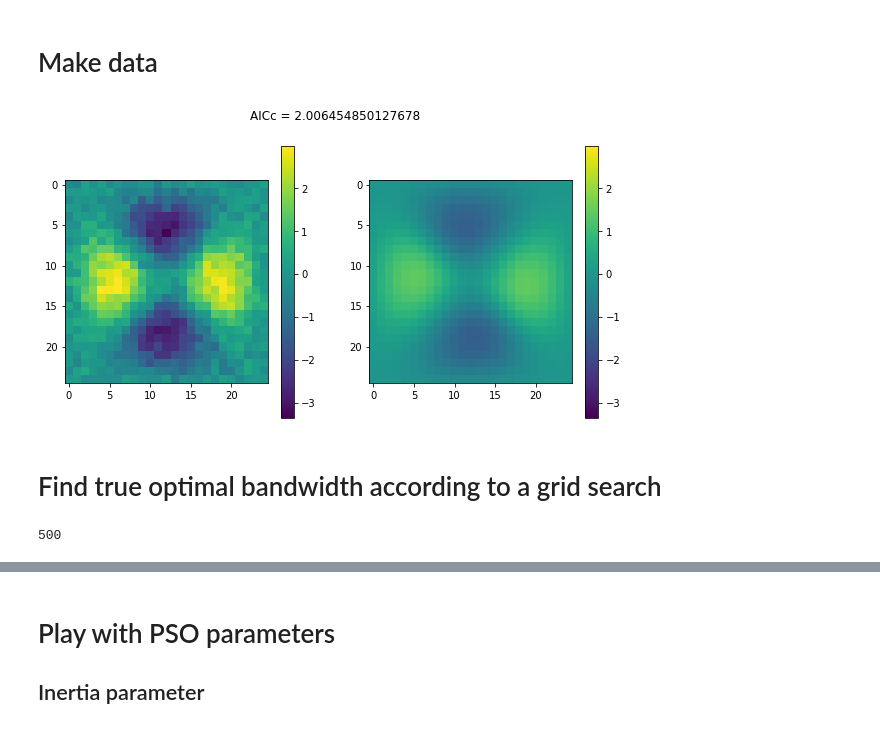
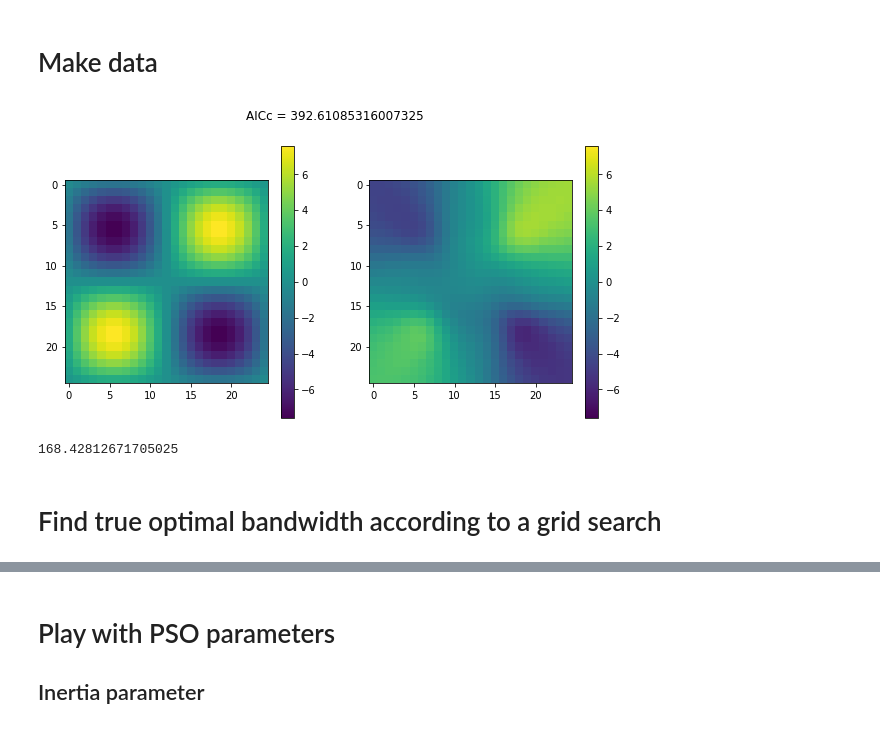
Before and after one commit to tdhoffman/gwr-optimizers, a Jupyter notebook: code/pso-comparing.ipynb, the cells around one changed output, grey strips where cells are left out. Saved outputs shown, nothing was run; the diff lists cells and outputs as text; code cells hidden in the pictures.

```diff
--- a/code/pso-comparing.ipynb
+++ b/code/pso-comparing.ipynb
@@ -43,25 +44,25 @@ evals, evecs = extract_sf(Wlat)
 data = {'global' : 0.5*np.ones((size, size)),
         'regional' : evecs[0, :].reshape(size, size),
         'local' : evecs[9, :].reshape(size, size)}
-X = data['regional'].reshape(-1, 1)*1e3
+X = data['local'].reshape(-1, 1)
 
-betas = evecs[1, :].reshape(-1, 1)
+betas = evecs[2, :].reshape(-1, 1)*1e2
 y = X*betas + np.random.normal(loc=0, scale=noiselvl, size=(size**2, 1))
 
 grids = np.meshgrid(range(size), range(size))
 coords = np.hstack((grids[0].reshape(-1, 1), grids[1].reshape(-1, 1)))
 # %%
-model = GWR(coords, y, X, 200).fit()
+model = GWR(coords, y, X, 150).fit()
 
-vmax = max(y.max(), model.predy.max())
-vmin = min(y.min(), model.predy.min())
+vmax = max(betas.max(), model.params.max())
+vmin = min(betas.min(), model.params.min())
 
 _, (ax1, ax2) = plt.subplots(ncols=2, figsize=(10, 5))
-c1 = ax1.imshow(y.reshape(size, size), vmin=vmin, vmax=vmax)
-c2 = ax2.imshow(model.predy.reshape(size, size), vmin=vmin, vmax=vmax)
+c1 = ax1.imshow(betas.reshape(size, size), vmin=vmin, vmax=vmax)
+c2 = ax2.imshow(model.params.reshape(size, size), vmin=vmin, vmax=vmax)
 plt.suptitle(f'AICc = {model.loss()}')
 plt.colorbar(c1, ax=ax1)
 plt.colorbar(c2, ax=ax2)
 plt.show()
 # %% [output]
-[figure, old version]
+[figure, new version]
@@ -68,3 +71,7 @@ plt.show()
+# %%
+model2.aicc
+# %% [output]
+168.42812671705025
 # %% [markdown]
 # Find true optimal bandwidth according to a grid search
 # %%
@@ -74,4 +80,0 @@ grid_results = grid_selector.select(bw_min=2, bw_max=500, full=True, pool=pool)
-# %%
-grid_results['min']  # true min bw
-# %% [output]
-500
```
Also changed, not shown: parts of 5 cells of this notebook, 4 other files.
